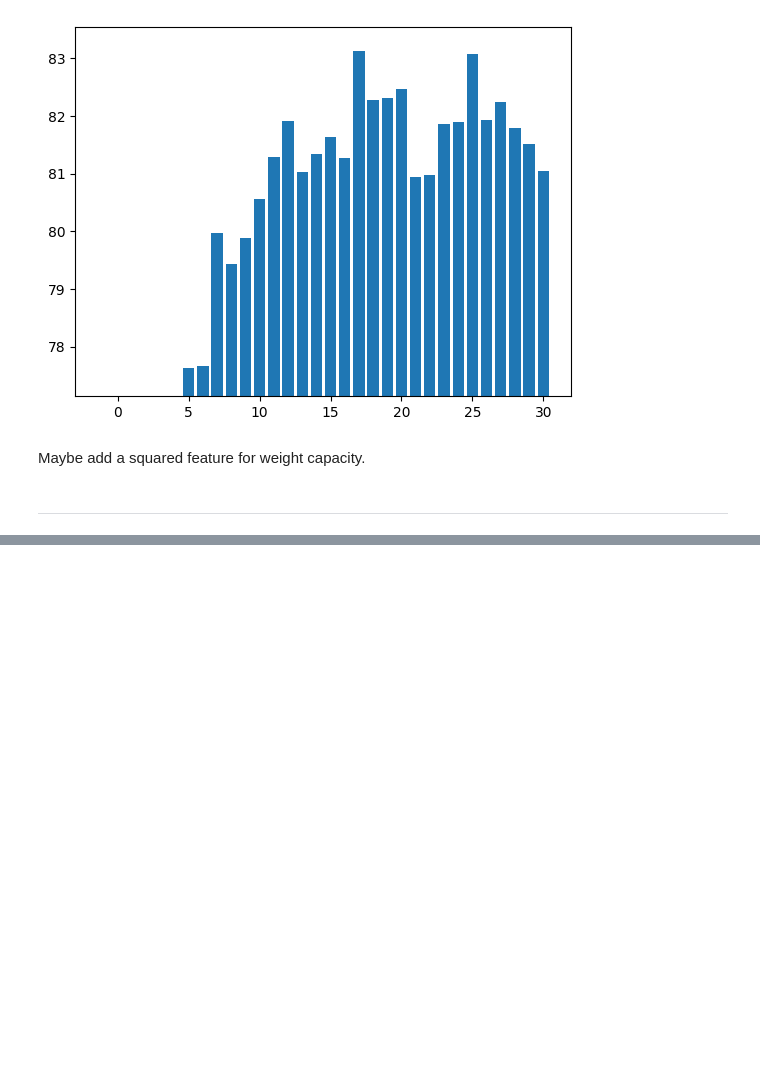
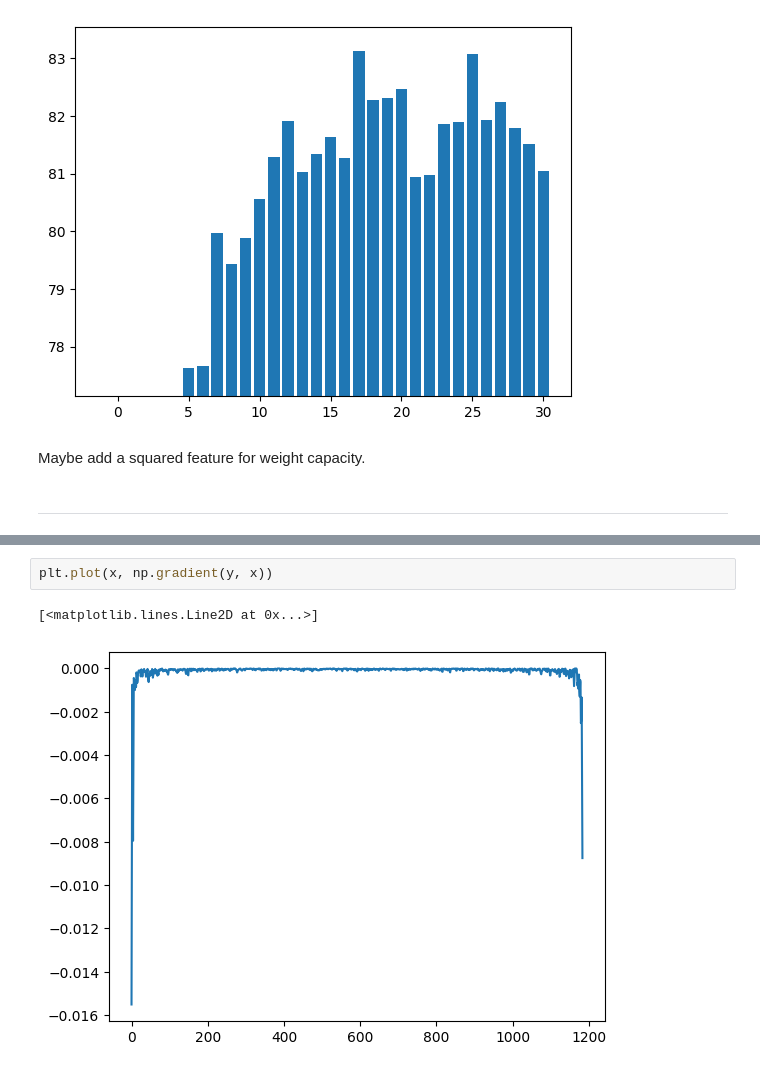
Before and after one commit to bparent11/kaggle-S5E2, a Jupyter notebook: work.ipynb, the cells around one changed output, grey strips where cells are left out. Saved outputs shown, nothing was run; the diff lists cells and outputs as text; blank space fills up the shorter version.

```diff
--- a/work.ipynb
+++ b/work.ipynb
@@ -242,0 +269,5 @@ Maybe add a squared feature for weight capacity.
+# %%
+plt.plot(x, np.gradient(y, x))
+# %% [output]
+[<matplotlib.lines.Line2D at 0x...>]
+[figure, added]
```
Also changed, not shown: parts of 6 cells of this notebook.
